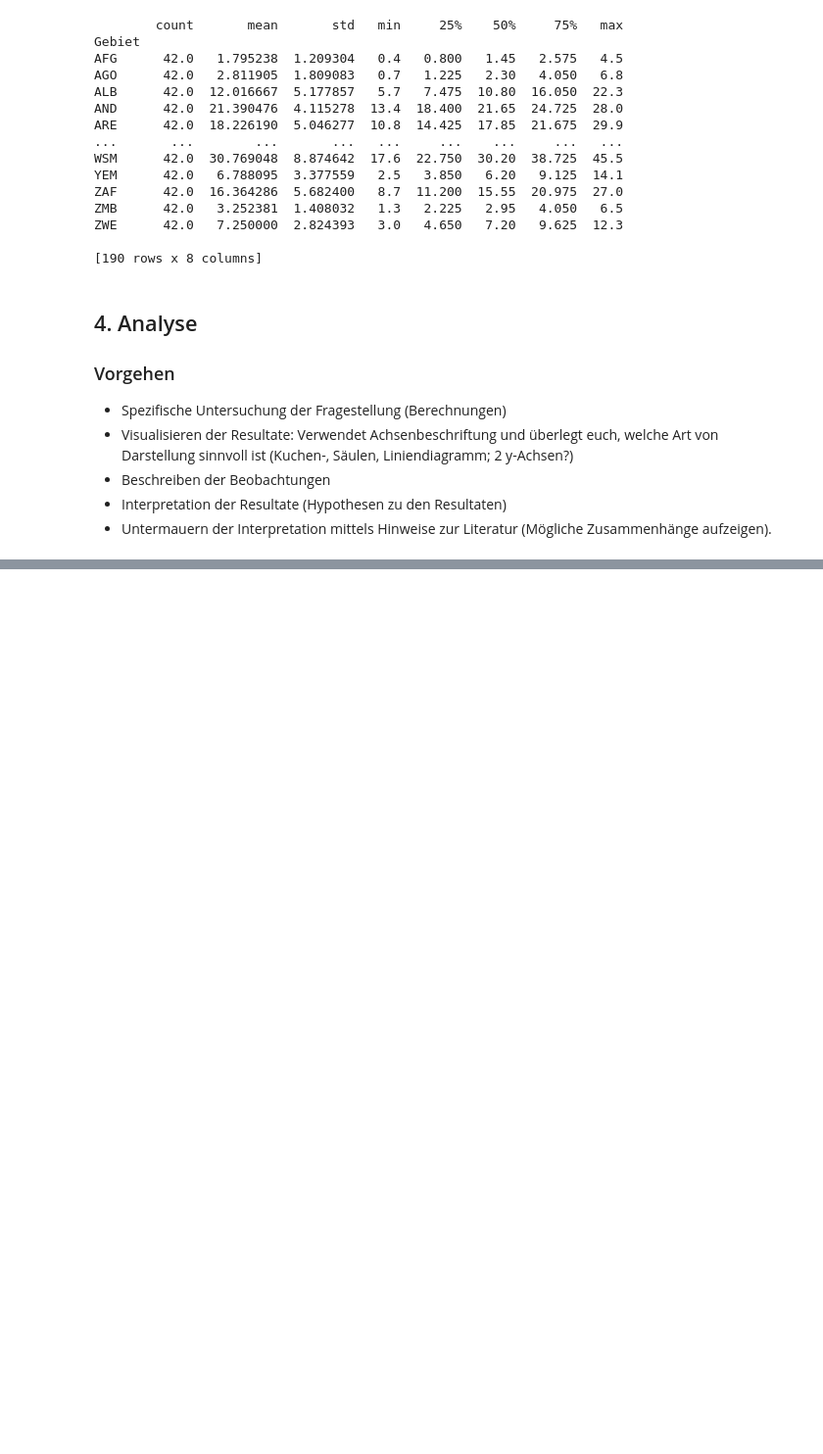
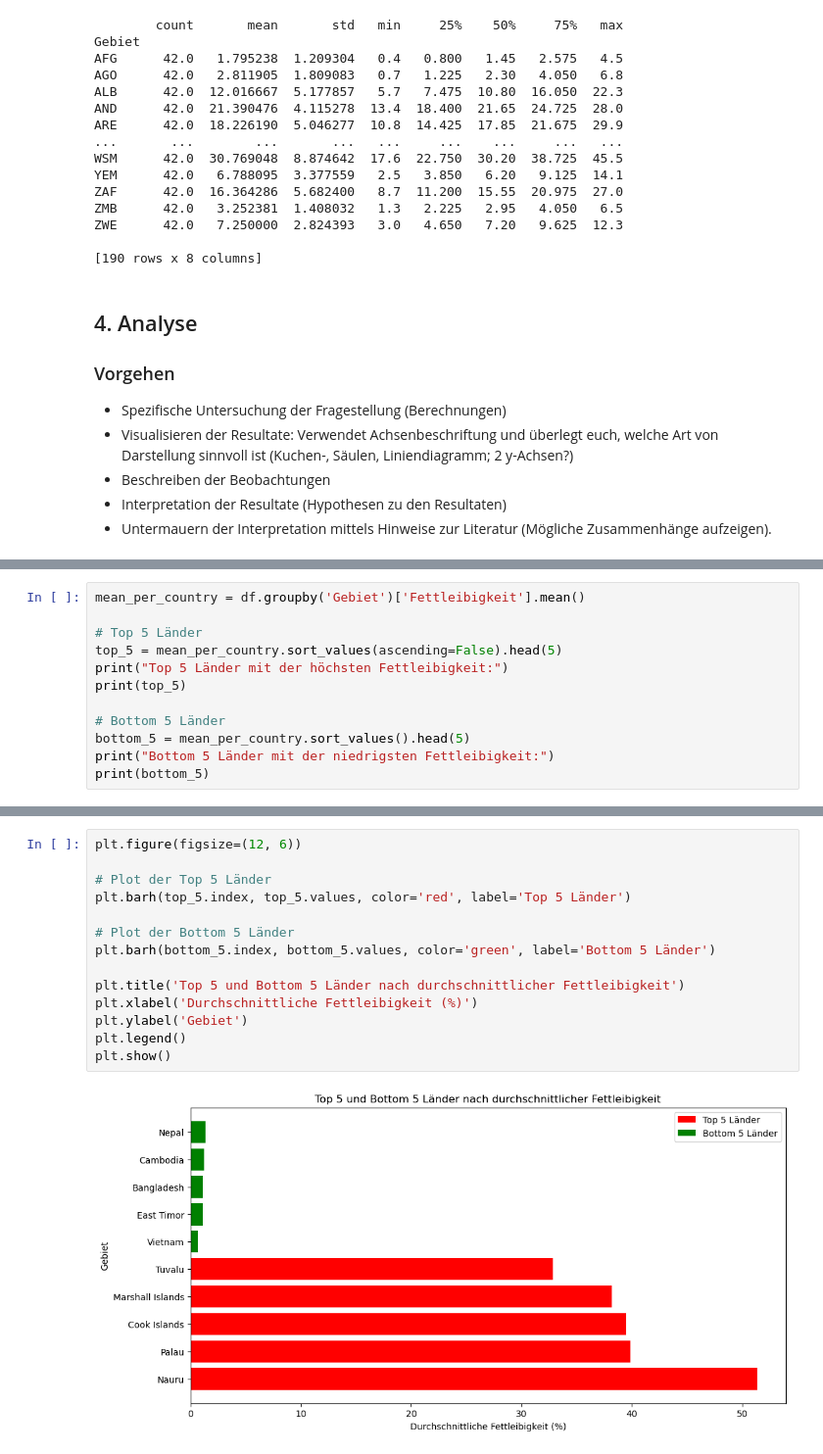
Before and after one commit to simona-cyber/LN-Python, a Jupyter notebook: Grundgerüst_Leistungsnachweis.ipynb, the cells around one changed output, grey strips where cells are left out. Shown: that part at 98% size. Saved outputs shown, nothing was run; the diff lists cells and outputs as text; blank space fills up the shorter version.

```diff
--- a/Grundgerüst_Leistungsnachweis.ipynb
+++ b/Grundgerüst_Leistungsnachweis.ipynb
@@ -550,0 +338,12 @@ plt.show()
+# %%
+mean_per_country = df.groupby('Gebiet')['Fettleibigkeit'].mean()
+
+# Top 5 Länder
+top_5 = mean_per_country.sort_values(ascending=False).head(5)
+print("Top 5 Länder mit der höchsten Fettleibigkeit:")
+print(top_5)
+
+# Bottom 5 Länder
+bottom_5 = mean_per_country.sort_values().head(5)
+print("Bottom 5 Länder mit der niedrigsten Fettleibigkeit:")
+print(bottom_5)
@@ -550,0 +367,16 @@ plt.show()
+# %%
+plt.figure(figsize=(12, 6))
+
+# Plot der Top 5 Länder
+plt.barh(top_5.index, top_5.values, color='red', label='Top 5 Länder')
+
+# Plot der Bottom 5 Länder
+plt.barh(bottom_5.index, bottom_5.values, color='green', label='Bottom 5 Länder')
+
+plt.title('Top 5 und Bottom 5 Länder nach durchschnittlicher Fettleibigkeit')
+plt.xlabel('Durchschnittliche Fettleibigkeit (%)')
+plt.ylabel('Gebiet')
+plt.legend()
+plt.show()
+# %% [output]
+[figure, added]
```
Also changed, not shown: parts of 43 cells of this notebook.
